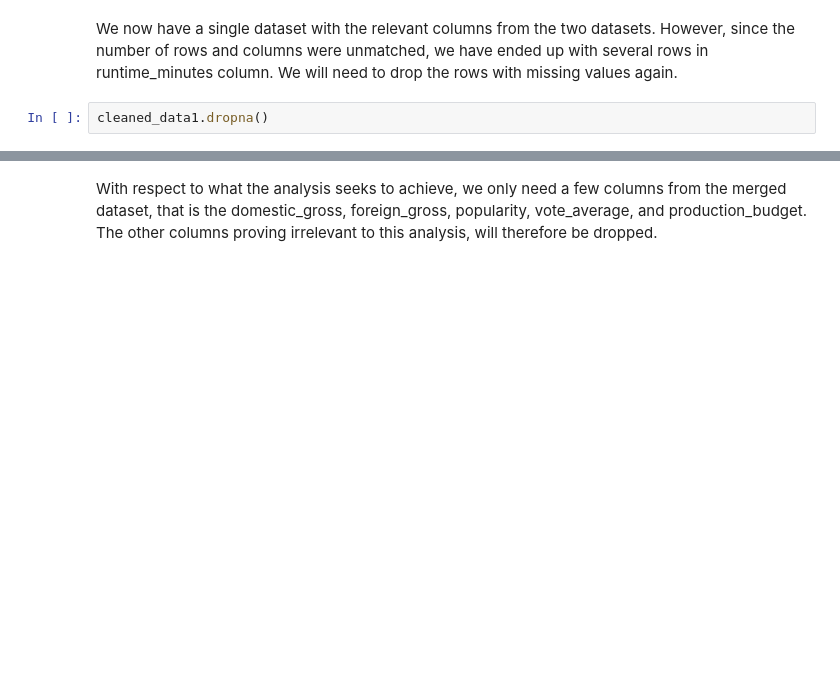
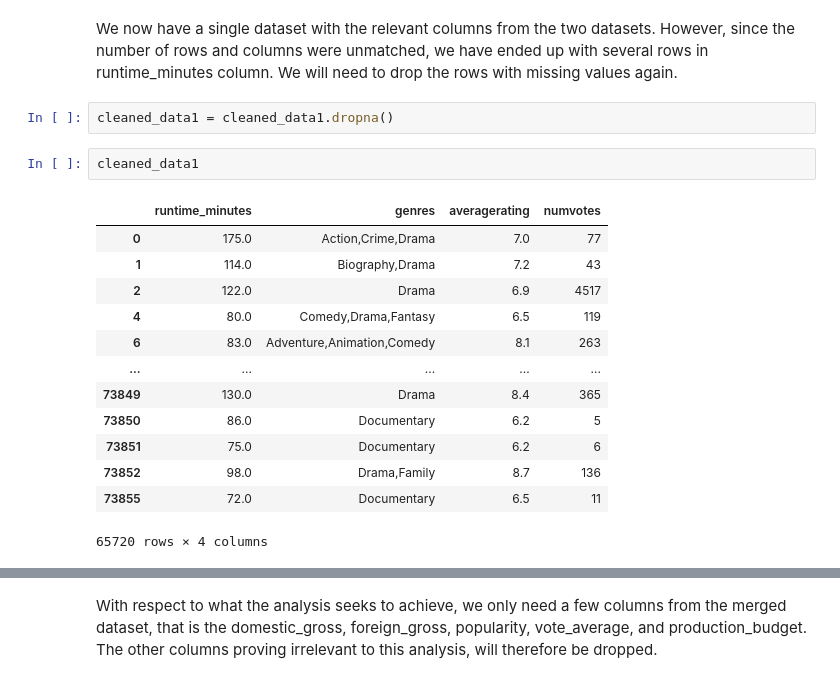
Before and after one commit to CatherineChelagat/Phase-1-Project, a Jupyter notebook: Phase 1 Project Working Document.ipynb, the cells around one changed output, grey strips where cells are left out. Saved outputs shown, nothing was run; the diff lists cells and outputs as text; blank space fills up the shorter version.

```diff
--- a/Phase 1 Project Working Document.ipynb
+++ b/Phase 1 Project Working Document.ipynb
@@ -208,7 +598,23 @@ cleaned_data1.isna().sum()
 # %% [markdown]
 We now have a single dataset with the relevant columns from the two datasets. However, since the number of rows and columns were unmatched, we have ended up with several rows in runtime_minutes column. We will need to drop the rows with missing values again.
 # %%
-cleaned_data1.dropna()
+cleaned_data1 = cleaned_data1.dropna()
+# %%
+cleaned_data1
+# %% [output]
+|  | runtime_minutes | genres | averagerating | numvotes |
+| 0 | 175.0 | Action,Crime,Drama | 7.0 | 77 |
+| 1 | 114.0 | Biography,Drama | 7.2 | 43 |
+| 2 | 122.0 | Drama | 6.9 | 4517 |
+| 4 | 80.0 | Comedy,Drama,Fantasy | 6.5 | 119 |
+| 6 | 83.0 | Adventure,Animation,Comedy | 8.1 | 263 |
+| ... | ... | ... | ... | ... |
+| 73849 | 130.0 | Drama | 8.4 | 365 |
+| 73850 | 86.0 | Documentary | 6.2 | 5 |
+| 73851 | 75.0 | Documentary | 6.2 | 6 |
+| 73852 | 98.0 | Drama,Family | 8.7 | 136 |
+| 73855 | 72.0 | Documentary | 6.5 | 11 |
+65720 rows × 4 columns
 # %%
 # Now we merge the three csv datasets; bom_movies, tmdb and tn_movie_budgets
 df = pd.concat([bom_movies, tmdb, tn_movie_budgets])
```
Also changed, not shown: parts of 85 cells of this notebook.
